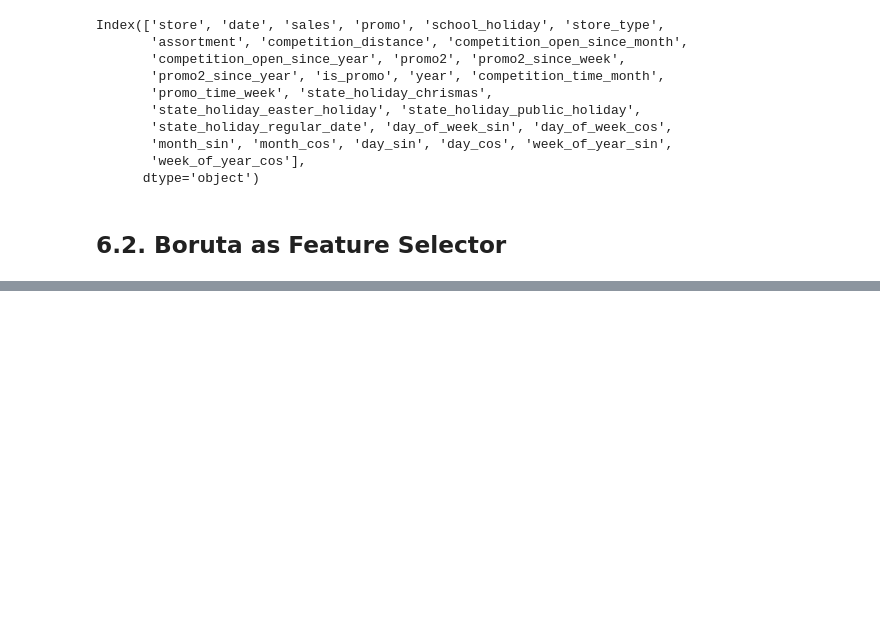
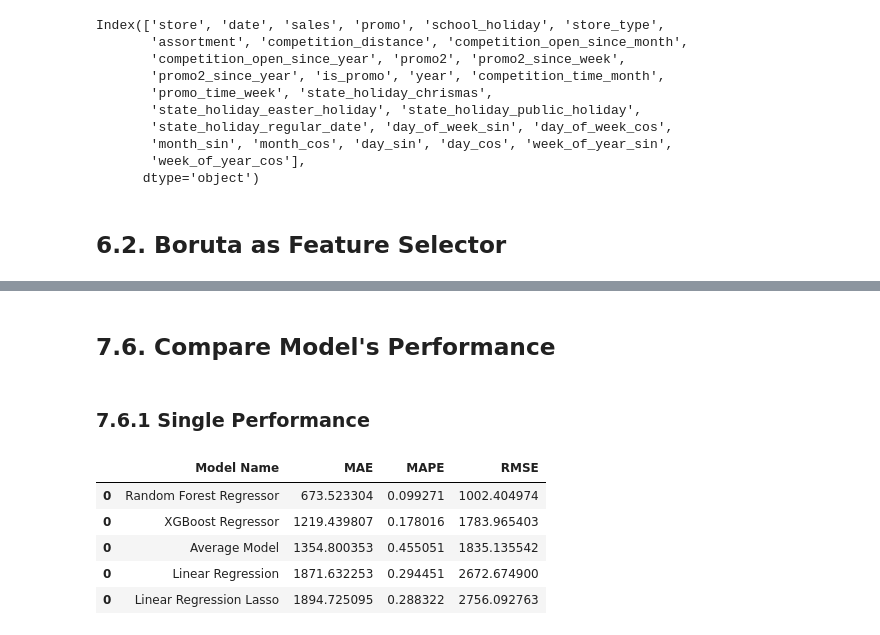
Before and after one commit to carolineado/stores_sales_prediction, a Jupyter notebook: store_sales_prediction.ipynb, the cells around one changed output, grey strips where cells are left out. Saved outputs shown, nothing was run; the diff lists cells and outputs as text; code cells hidden in the pictures; blank space fills up the shorter version.

```diff
--- a/store_sales_prediction.ipynb
+++ b/store_sales_prediction.ipynb
@@ -1028,0 +1080,6 @@ cols_selected_boruta_full.extend(feat_to_add)
+# %%
+x_train = X_train[ cols_selected_boruta ]
+x_test = X_test[ cols_selected_boruta ]
+
+# Time Series Data Preparation
+x_training = X_train[ cols_selected_boruta_full ]
@@ -1028,0 +1133,10 @@ cols_selected_boruta_full.extend(feat_to_add)
+# %%
+# model
+lrr = Lasso( alpha=0.01 ).fit( x_train, y_train )
+
+# prediction
+yhat_lrr = lrr.predict( x_test )
+
+# performance
+lrr_result = ml_error( 'Linear Regression Lasso', np.expm1( y_test ), np.expm1( yhat_lrr ) )
+lrr_result
@@ -1028,0 +1158,12 @@ cols_selected_boruta_full.extend(feat_to_add)
+# %%
+
+
+# model
+rf = RandomForestRegressor( n_estimators=55, n_jobs=-1, random_state=10 ).fit( x_train, y_train )
+
+# prediction
+yhat_rf = rf.predict( x_test )
+
+# performance
+rf_result = ml_error( 'Random Forest Regressor', np.expm1( y_test ), np.expm1( yhat_rf ) )
+rf_result
@@ -1028,0 +1193,14 @@ cols_selected_boruta_full.extend(feat_to_add)
+# %%
+# model
+model_xgb = xgb.XGBRegressor( objective='reg:squarederror',
+                              n_estimators=400,
+                              eta=0.01,
+                              max_depth=10,
+                              subsample=0.7).fit( x_train, y_train )
+
+# prediction
+yhat_xgb = model_xgb.predict( x_test )
+
+# performance
+xgb_result = ml_error( 'XGBoost Regressor', np.expm1( y_test ), np.expm1( yhat_xgb ) )
+xgb_result
@@ -1028,0 +1227,14 @@ cols_selected_boruta_full.extend(feat_to_add)
+# %% [markdown]
+## 7.6. Compare Model's Performance
+# %% [markdown]
+### 7.6.1 Single Performance
+# %%
+modelling_result = pd.concat( [baseline_result, lr_result, lrr_result, rf_result, xgb_result] )
+modelling_result.sort_values( 'RMSE' )
+# %% [output]
+|  | Model Name | MAE | MAPE | RMSE |
+| 0 | Random Forest Regressor | 673.523304 | 0.099271 | 1002.404974 |
+| 0 | XGBoost Regressor | 1219.439807 | 0.178016 | 1783.965403 |
+| 0 | Average Model | 1354.800353 | 0.455051 | 1835.135542 |
+| 0 | Linear Regression | 1871.632253 | 0.294451 | 2672.674900 |
+| 0 | Linear Regression Lasso | 1894.725095 | 0.288322 | 2756.092763 |
```
Also changed, not shown: parts of 36 cells of this notebook.
